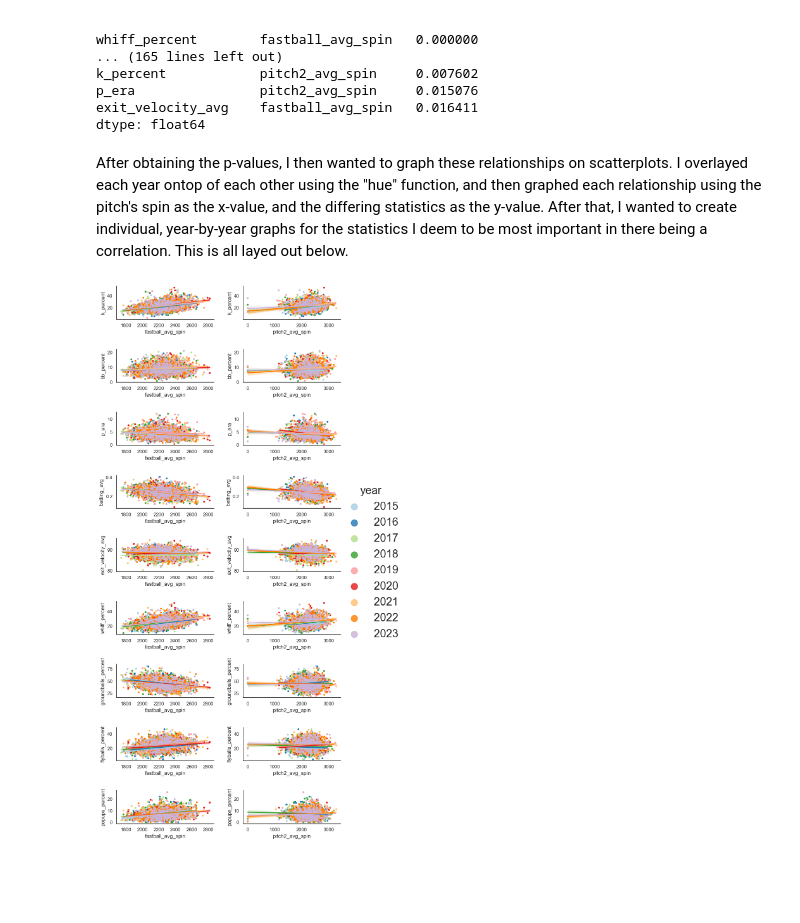
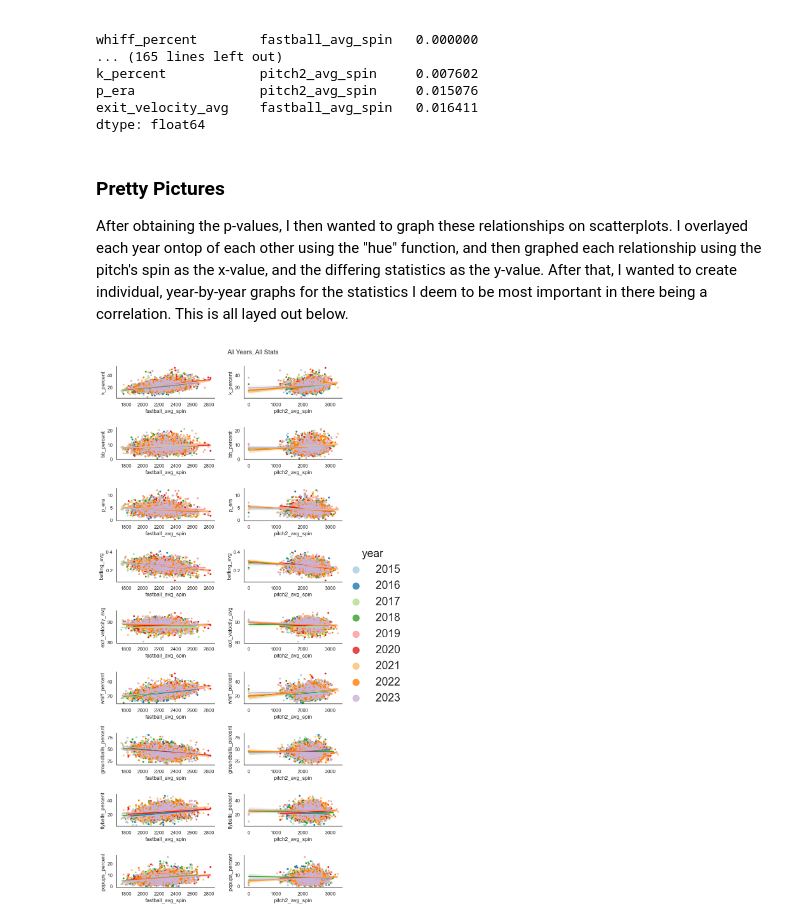
Before and after one commit to ajcernosek/spinrate, a Jupyter notebook: spin-rate-correlation.ipynb, the cells around one changed output. Cells and saved outputs as stored; diff of their text form; code cells hidden in the pictures; blank space fills up the shorter version.

Commit message:
Add files via upload
updated wording, labels, etc.

```diff
--- a/spin-rate-correlation.ipynb
+++ b/spin-rate-correlation.ipynb
@@ -124,38 +145,42 @@ p_era                pitch2_avg_spin     0.015076
 exit_velocity_avg    fastball_avg_spin   0.016411
 dtype: float64
 # %% [markdown]
+### Pretty Pictures
 After obtaining the p-values, I then wanted to graph these relationships on scatterplots. I overlayed each year ontop of each other using the "hue" function, and then graphed each relationship using the pitch's spin as the x-value, and the differing statistics as the y-value. After that, I wanted to create individual, year-by-year graphs for the statistics I deem to be most important in there being a correlation. This is all layed out below.
 # %%
 custom_palette=sns.color_palette("Paired",9)
 sns.set_theme(style="white",palette=custom_palette)
 plt.rc('legend',fontsize=25, title_fontsize=25,markerscale=5.0)
 pp = sns.pairplot(data=data_spin_all,y_vars=["k_percent", "bb_percent", "p_era", "batting_avg","exit_velocity_avg", "whiff_percent", "groundballs_percent", "flyballs_percent", "popups_percent"],\
                   x_vars=["fastball_avg_spin", "pitch2_avg_spin"], kind='reg',markers='.',hue='year',height=2, aspect=2)
 pp = pp.map(plt.scatter)
 xlabels,ylabels = [],[]
 
-handles = pp._legend_data.values()
-labels = pp._legend_data.keys()
+#handles = pp._legend_data.values()
+#labels = pp._legend_data.keys()
 #pp.fig.legend(handles=handles, labels=labels)
 
 
 for ax in pp.axes[-1,:]:
     xlabel = ax.xaxis.get_label_text()
     xlabels.append(xlabel)
 for ax in pp.axes[:,0]:
     ylabel = ax.yaxis.get_label_text()
     ylabels.append(ylabel)
 
 for i in range(len(xlabels)):
     for j in range(len(ylabels)):
         pp.axes[j,i].xaxis.set_label_text(xlabels[i],visible=True)
         pp.axes[j,i].yaxis.set_label_text(ylabels[j],visible=True)
 
 for ax in pp.axes.flat:
     ax.tick_params(axis='both', labelleft=True, labelbottom=True)
+
+pp.fig.subplots_adjust(top=.95)
+pp.fig.suptitle("All Years, All Stats")
 plt.subplots_adjust(wspace=0.3, hspace=0.9)
 plt.show()
 # %% [output]
-[figure, old version]
+[figure, new version]
 # %%
 # drill down into a relationship across multiple years; this one is 'fastball_avg_spin' & k_percent'
```
Also changed, not shown: parts of 15 cells of this notebook.
